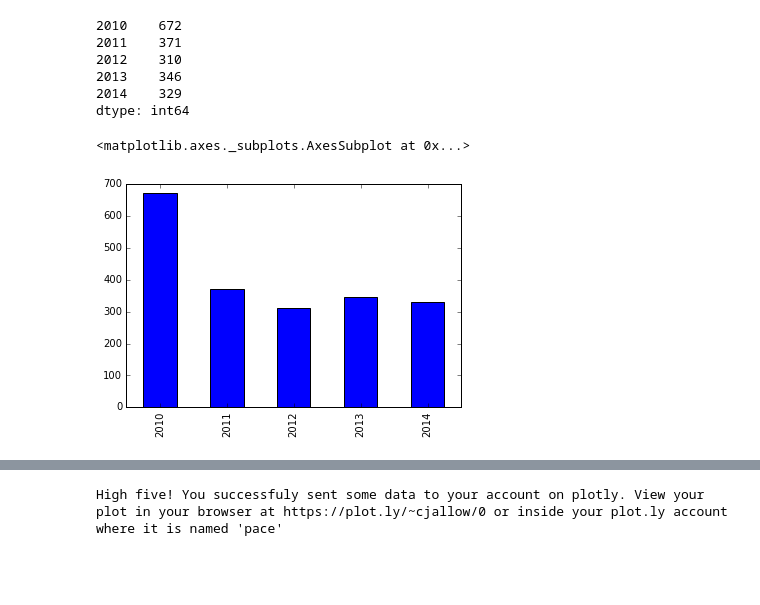
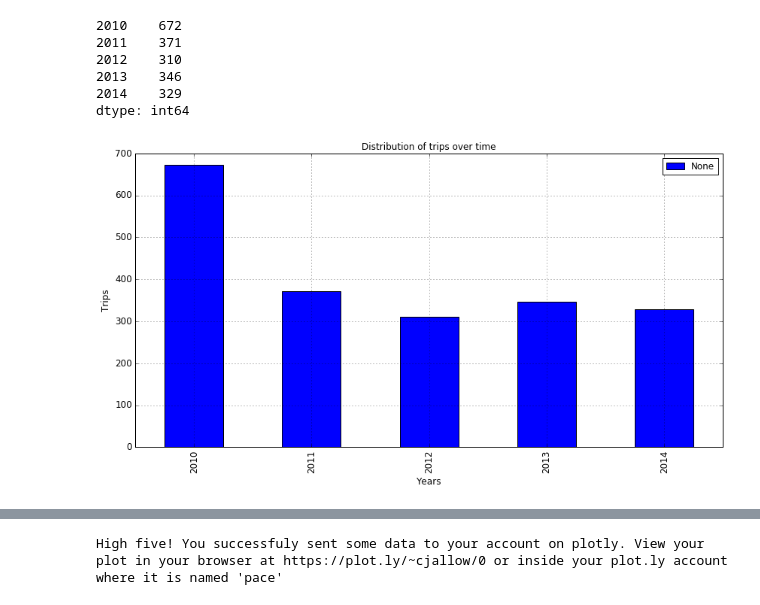
Before and after one commit to cjallow/DataScience-Project, a Jupyter notebook: GENTRIFICATION EXPLORER.ipynb, the cells around one changed output, grey strips where cells are left out. Drawn from its saved outputs; the diff is of its cells as text; code cells hidden in the pictures; blank space fills up the shorter version.

Commit message:
bar chart formatted

```diff
--- a/GENTRIFICATION EXPLORER.ipynb
+++ b/GENTRIFICATION EXPLORER.ipynb
@@ -264,8 +264,11 @@ trips_in_Bk
 2013    346
 2014    329
 dtype: int64
-# %%
-trips_in_Bk.plot(kind='bar')
-# %% [output]
-<matplotlib.axes._subplots.AxesSubplot at 0x...>
-[figure, removed]
+# %%
+ax = trips_in_Bk.plot(kind='bar', title ="Distribution of trips over time", figsize=(14, 7), legend=True, fontsize=12)
+ax.set_xlabel("Years", fontsize=12)
+ax.set_ylabel("Trips", fontsize=12)
+plt.grid(True)
+plt.show()
+# %% [output]
+[figure, added]
```
Also changed, not shown: parts of 3 cells of this notebook.
